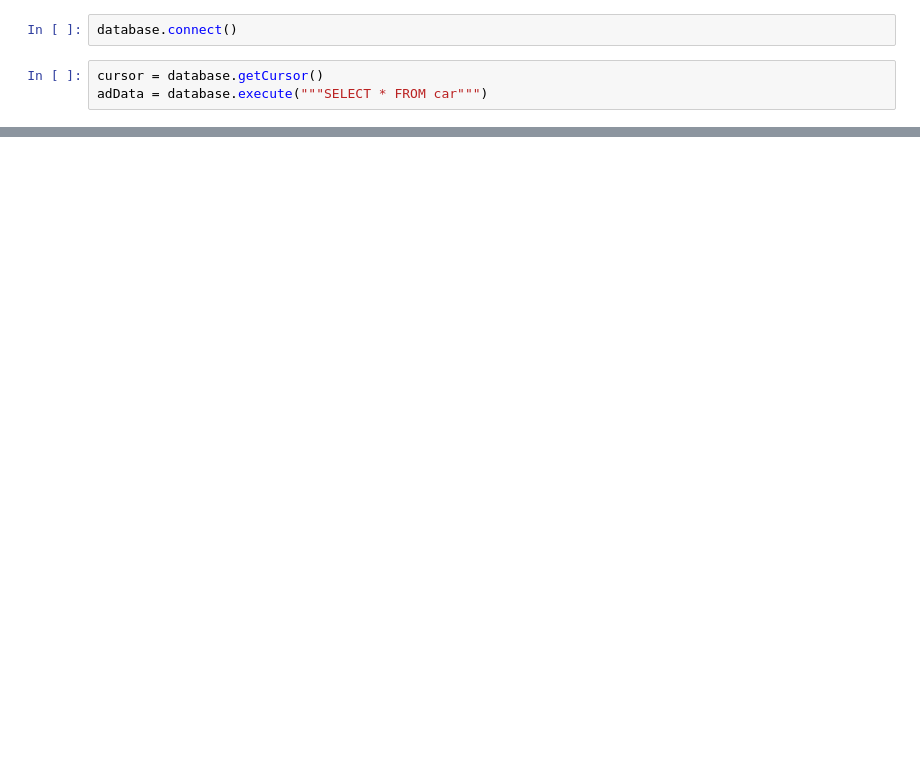
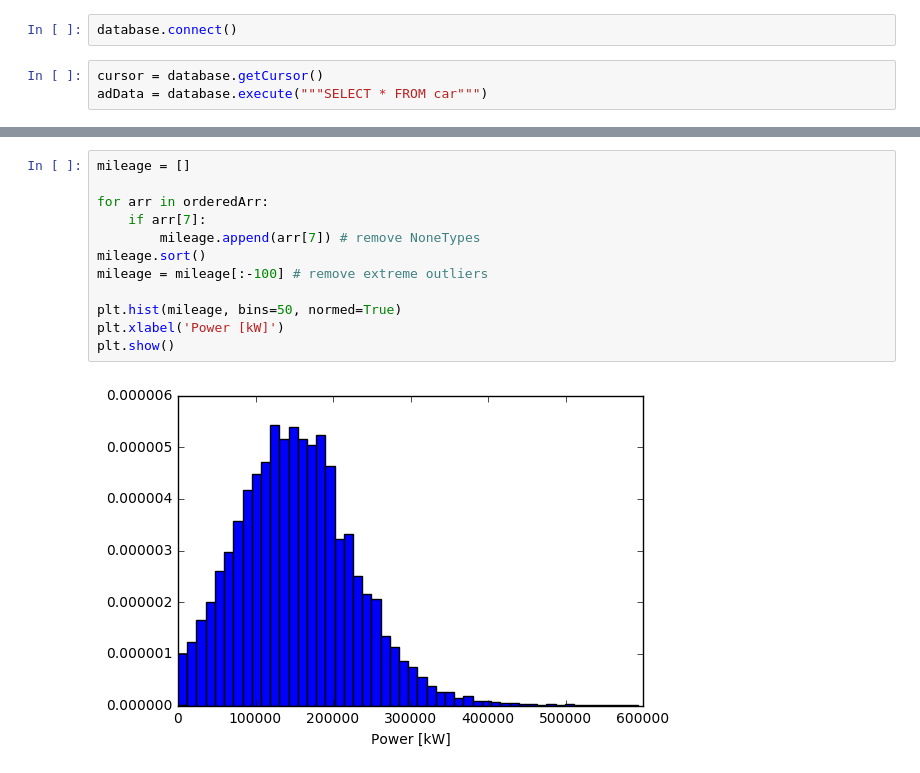
Before and after one commit to FZun/UsedCarStats, a Jupyter notebook: usedCar_Analysis.ipynb, the cells around one changed output, grey strips where cells are left out. Drawn from its saved outputs; the diff is of its cells as text; blank space fills up the shorter version.

```diff
--- a/usedCar_Analysis.ipynb
+++ b/usedCar_Analysis.ipynb
@@ -198,0 +326,14 @@ plt.show()
+# %%
+mileage = []
+
+for arr in orderedArr:
+    if arr[7]:
+        mileage.append(arr[7]) # remove NoneTypes
+mileage.sort()
+mileage = mileage[:-100] # remove extreme outliers
+
+plt.hist(mileage, bins=50, normed=True)
+plt.xlabel('Power [kW]')
+plt.show()
+# %% [output]
+[figure, added]
```
Also changed, not shown: parts of 45 cells of this notebook, 1 other file.
